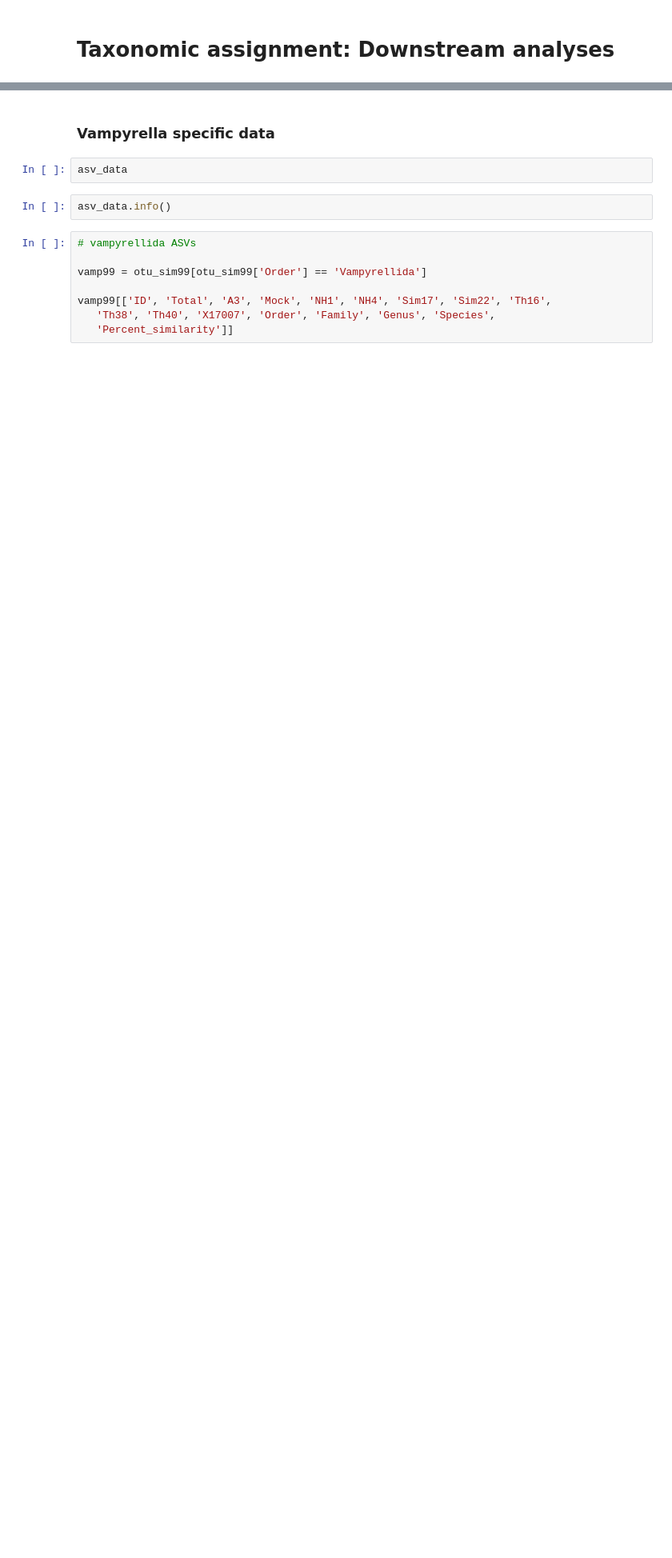
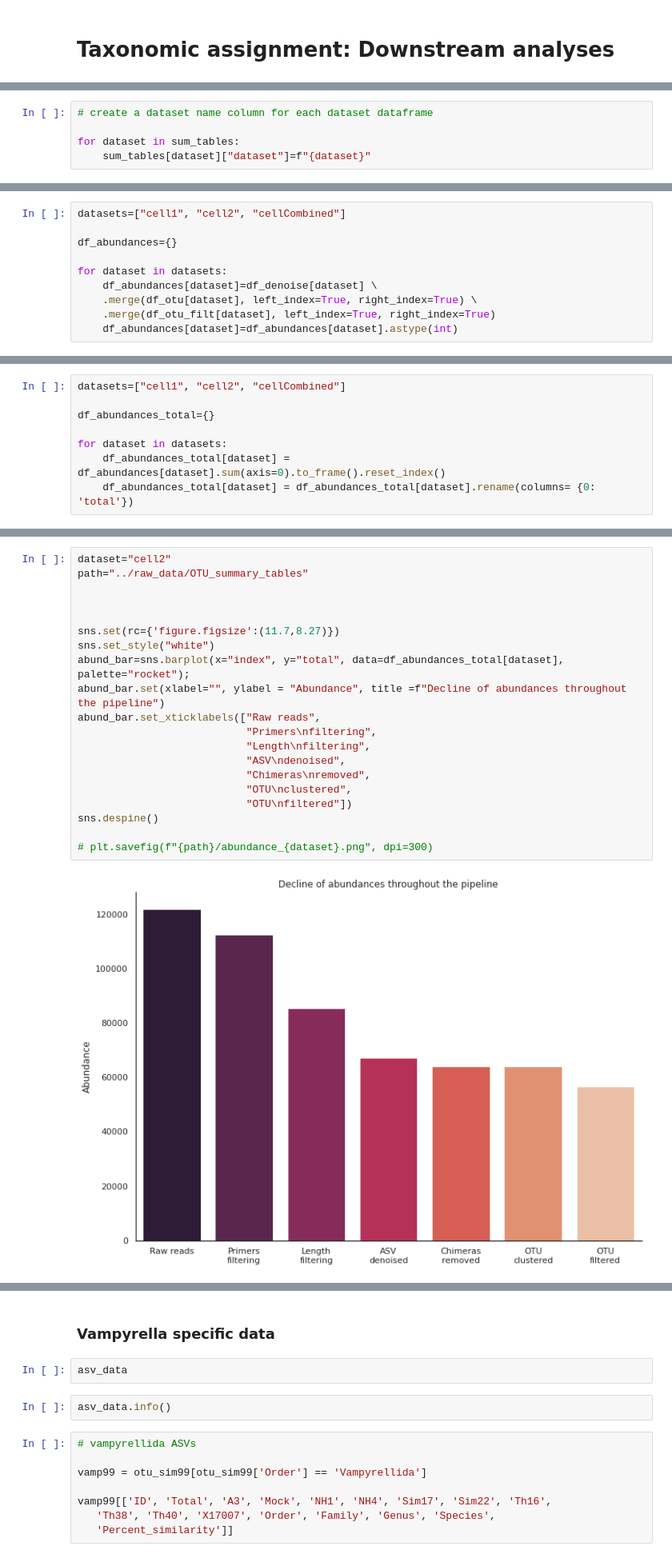
Before and after one commit to wRajter/vampyrella_2023, a Jupyter notebook: notebooks/taxonomic_assignment_downstream_analyses.ipynb, the cells around one changed output, grey strips where cells are left out. Shown at 80% size. Saved outputs shown, nothing was run; the diff lists cells and outputs as text; blank space fills up the shorter version.

```diff
--- a/notebooks/taxonomic_assignment_downstream_analyses.ipynb
+++ b/notebooks/taxonomic_assignment_downstream_analyses.ipynb
@@ -55,0 +85,5 @@ df
+# %%
+# create a dataset name column for each dataset dataframe
+
+for dataset in sum_tables:
+    sum_tables[dataset]["dataset"]=f"{dataset}"
@@ -55,0 +245,10 @@ df
+# %%
+datasets=["cell1", "cell2", "cellCombined"]
+
+df_abundances={}
+
+for dataset in datasets:
+    df_abundances[dataset]=df_denoise[dataset] \
+    .merge(df_otu[dataset], left_index=True, right_index=True) \
+    .merge(df_otu_filt[dataset], left_index=True, right_index=True)
+    df_abundances[dataset]=df_abundances[dataset].astype(int)
@@ -55,0 +281,8 @@ df
+# %%
+datasets=["cell1", "cell2", "cellCombined"]
+
+df_abundances_total={}
+
+for dataset in datasets:
+    df_abundances_total[dataset] = df_abundances[dataset].sum(axis=0).to_frame().reset_index()
+    df_abundances_total[dataset] = df_abundances_total[dataset].rename(columns= {0: 'total'})
@@ -55,0 +300,22 @@ df
+# %%
+dataset="cell2"
+path="../raw_data/OTU_summary_tables"
+
+
+
+sns.set(rc={'figure.figsize':(11.7,8.27)})
+sns.set_style("white")
+abund_bar=sns.barplot(x="index", y="total", data=df_abundances_total[dataset], palette="rocket");
+abund_bar.set(xlabel="", ylabel = "Abundance", title =f"Decline of abundances throughout the pipeline")
+abund_bar.set_xticklabels(["Raw reads",
+                           "Primers\nfiltering",
+                           "Length\nfiltering",
+                           "ASV\ndenoised",
+                           "Chimeras\nremoved",
+                           "OTU\nclustered",
+                           "OTU\nfiltered"])
+sns.despine()
+
+# plt.savefig(f"{path}/abundance_{dataset}.png", dpi=300)
+# %% [output]
+[figure, added]
```
Also changed, not shown: parts of 39 cells of this notebook, 7 other files.
